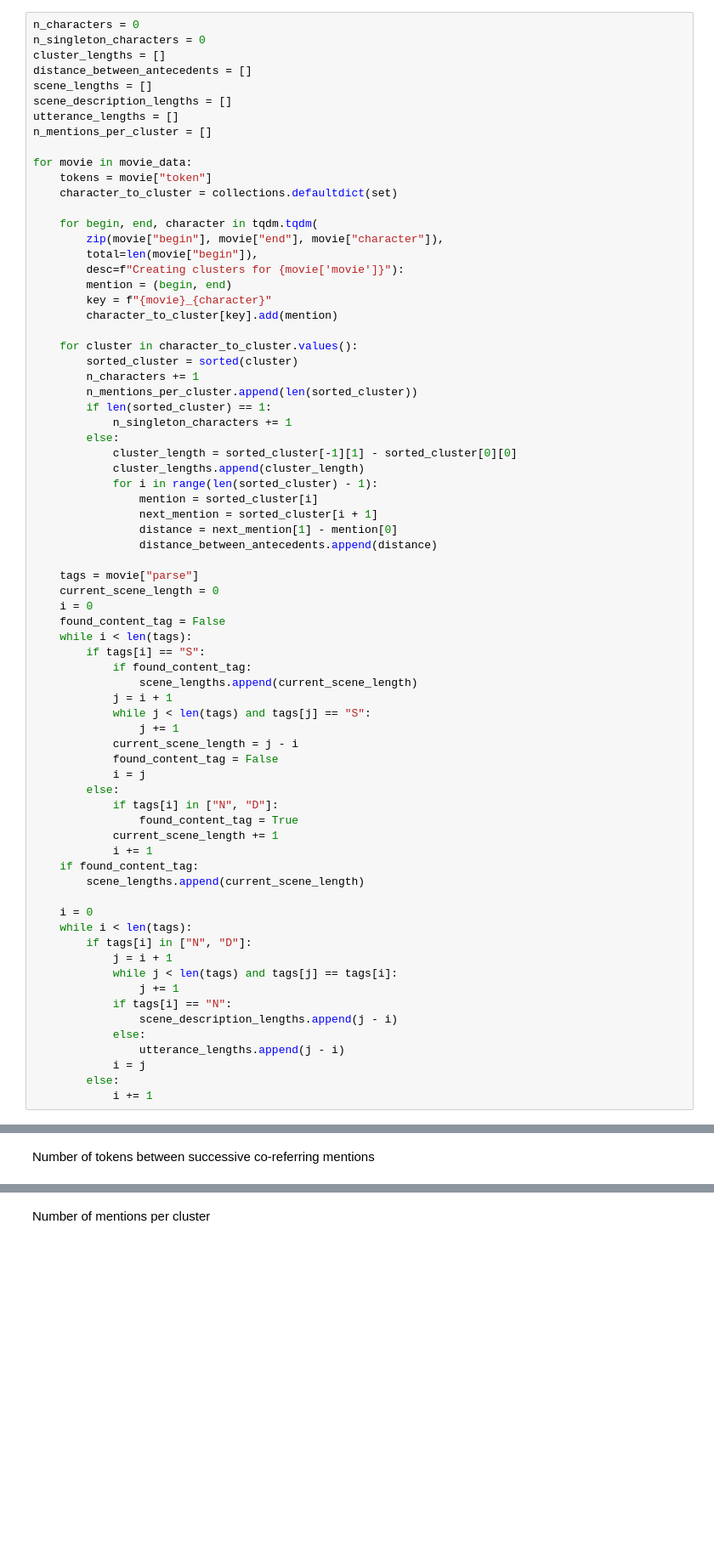
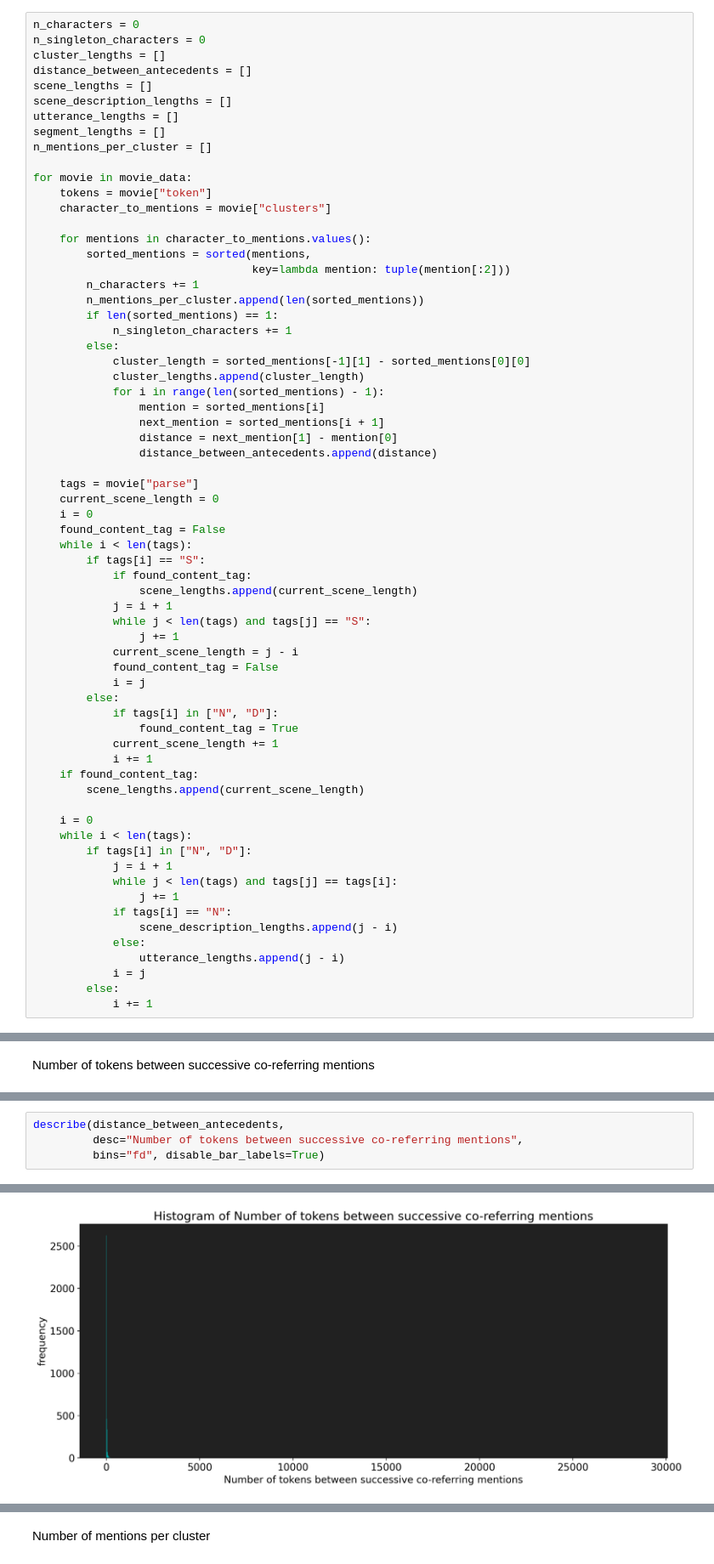
Before and after one commit to usc-sail/mica-character-coref, a Jupyter notebook: coref/movie_coref/notebooks/statistics.ipynb, the cells around one changed output, grey strips where cells are left out. Shown at 85% size. Saved outputs shown, nothing was run; the diff lists cells and outputs as text; blank space fills up the shorter version.

```diff
--- a/coref/movie_coref/notebooks/statistics.ipynb
+++ b/coref/movie_coref/notebooks/statistics.ipynb
@@ -137,32 +134,26 @@ distance_between_antecedents = []
 scene_lengths = []
 scene_description_lengths = []
 utterance_lengths = []
+segment_lengths = []
 n_mentions_per_cluster = []
 
 for movie in movie_data:
     tokens = movie["token"]
-    character_to_cluster = collections.defaultdict(set)
+    character_to_mentions = movie["clusters"]
 
-    for begin, end, character in tqdm.tqdm(
-        zip(movie["begin"], movie["end"], movie["character"]),
-        total=len(movie["begin"]),
-        desc=f"Creating clusters for {movie['movie']}"):
-        mention = (begin, end)
-        key = f"{movie}_{character}"
-        character_to_cluster[key].add(mention)
-
-    for cluster in character_to_cluster.values():
-        sorted_cluster = sorted(cluster)
+    for mentions in character_to_mentions.values():
+        sorted_mentions = sorted(mentions,
+                                 key=lambda mention: tuple(mention[:2]))
         n_characters += 1
-        n_mentions_per_cluster.append(len(sorted_cluster))
-        if len(sorted_cluster) == 1:
+        n_mentions_per_cluster.append(len(sorted_mentions))
+        if len(sorted_mentions) == 1:
             n_singleton_characters += 1
         else:
-            cluster_length = sorted_cluster[-1][1] - sorted_cluster[0][0]
+            cluster_length = sorted_mentions[-1][1] - sorted_mentions[0][0]
             cluster_lengths.append(cluster_length)
-            for i in range(len(sorted_cluster) - 1):
-                mention = sorted_cluster[i]
-                next_mention = sorted_cluster[i + 1]
+            for i in range(len(sorted_mentions) - 1):
+                mention = sorted_mentions[i]
+                next_mention = sorted_mentions[i + 1]
                 distance = next_mention[1] - mention[0]
                 distance_between_antecedents.append(distance)
 
@@ -234,2 +225,7 @@ Number of tokens between successive co-referring mentions (0.95):
         quantiles: 50% (median) = 11.00, 75% = 24.00, 90% = 51.00, 95% = 90.00
 [figure]
+# %%
+describe(distance_between_antecedents,
+         desc="Number of tokens between successive co-referring mentions",
+         bins="fd", disable_bar_labels=True)
+# %% [output]
@@ -235,0 +236 @@ Number of tokens between successive co-referring mentions (0.95):
+[figure, added]
```
Also changed, not shown: parts of 5 cells of this notebook, 9 other files.
